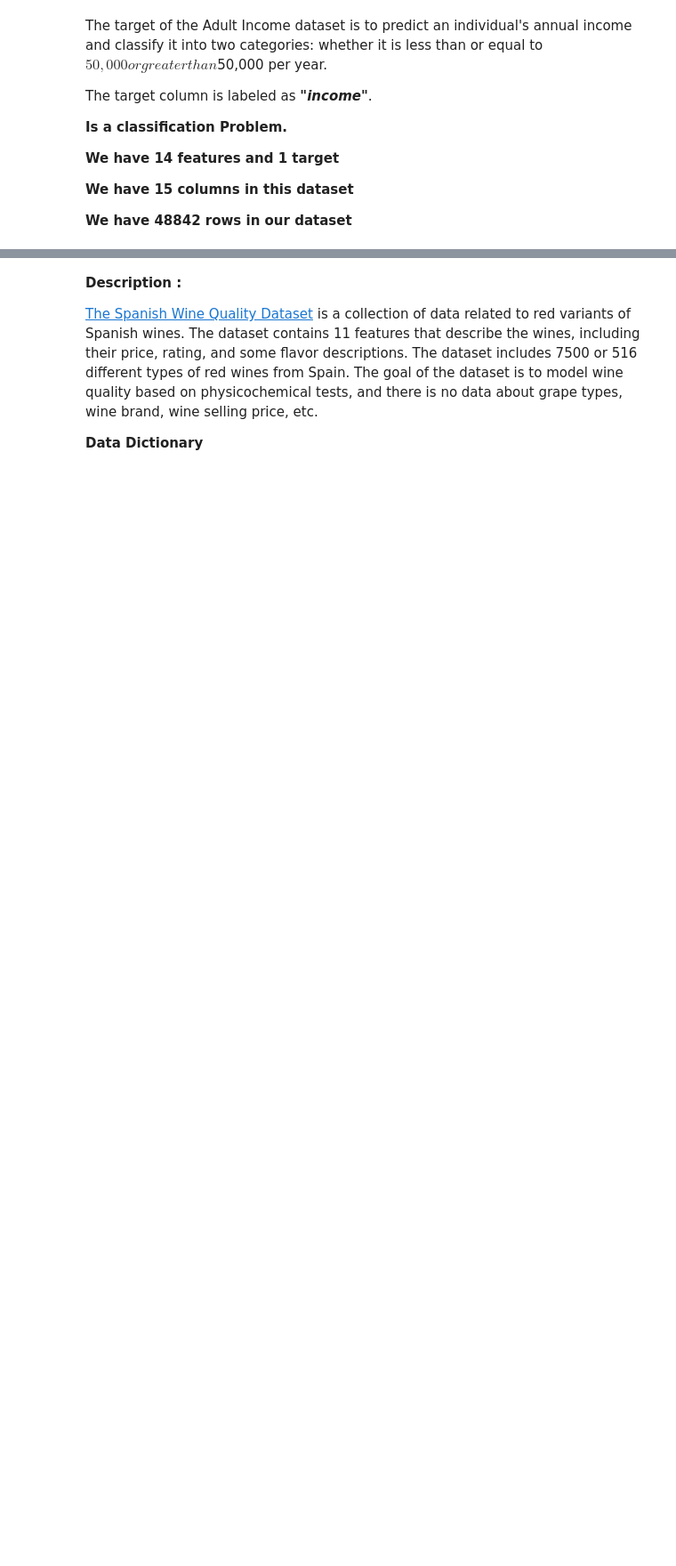
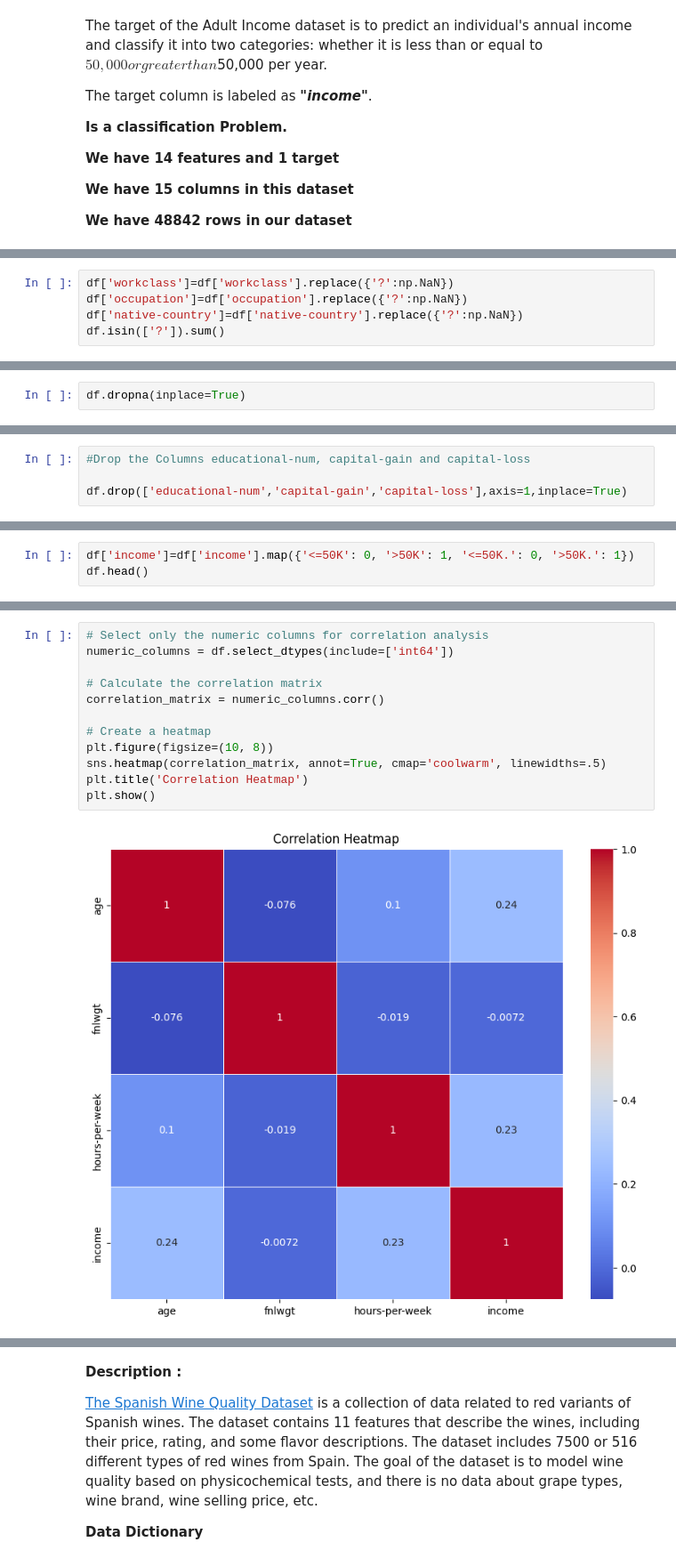
Before and after one commit to Magui2912/Project_2_coding_dojo, a Jupyter notebook: Project_2_adult_income&_wine_spain.ipynb, the cells around one changed output, grey strips where cells are left out. Shown at 89% size. Saved outputs shown, nothing was run; the diff lists cells and outputs as text; blank space fills up the shorter version.

```diff
--- a/Project_2_adult_income&_wine_spain.ipynb
+++ b/Project_2_adult_income&_wine_spain.ipynb
@@ -71,0 +156,5 @@ df.duplicated().sum()
+# %%
+df['workclass']=df['workclass'].replace({'?':np.NaN})
+df['occupation']=df['occupation'].replace({'?':np.NaN})
+df['native-country']=df['native-country'].replace({'?':np.NaN})
+df.isin(['?']).sum()
@@ -105,0 +197,2 @@ Name: fnlwgt, Length: 28523, dtype: int64
+# %%
+df.dropna(inplace=True)
@@ -105,0 +234,4 @@ Name: fnlwgt, Length: 28523, dtype: int64
+# %%
+#Drop the Columns educational-num, capital-gain and capital-loss
+
+df.drop(['educational-num','capital-gain','capital-loss'],axis=1,inplace=True)
@@ -105,0 +296,3 @@ Name: fnlwgt, Length: 28523, dtype: int64
+# %%
+df['income']=df['income'].map({'<=50K': 0, '>50K': 1, '<=50K.': 0, '>50K.': 1})
+df.head()
@@ -105,0 +306,14 @@ Name: fnlwgt, Length: 28523, dtype: int64
+# %%
+# Select only the numeric columns for correlation analysis
+numeric_columns = df.select_dtypes(include=['int64'])
+
+# Calculate the correlation matrix
+correlation_matrix = numeric_columns.corr()
+
+# Create a heatmap
+plt.figure(figsize=(10, 8))
+sns.heatmap(correlation_matrix, annot=True, cmap='coolwarm', linewidths=.5)
+plt.title('Correlation Heatmap')
+plt.show()
+# %% [output]
+[figure, added]
```
Also changed, not shown: parts of 43 cells of this notebook.
